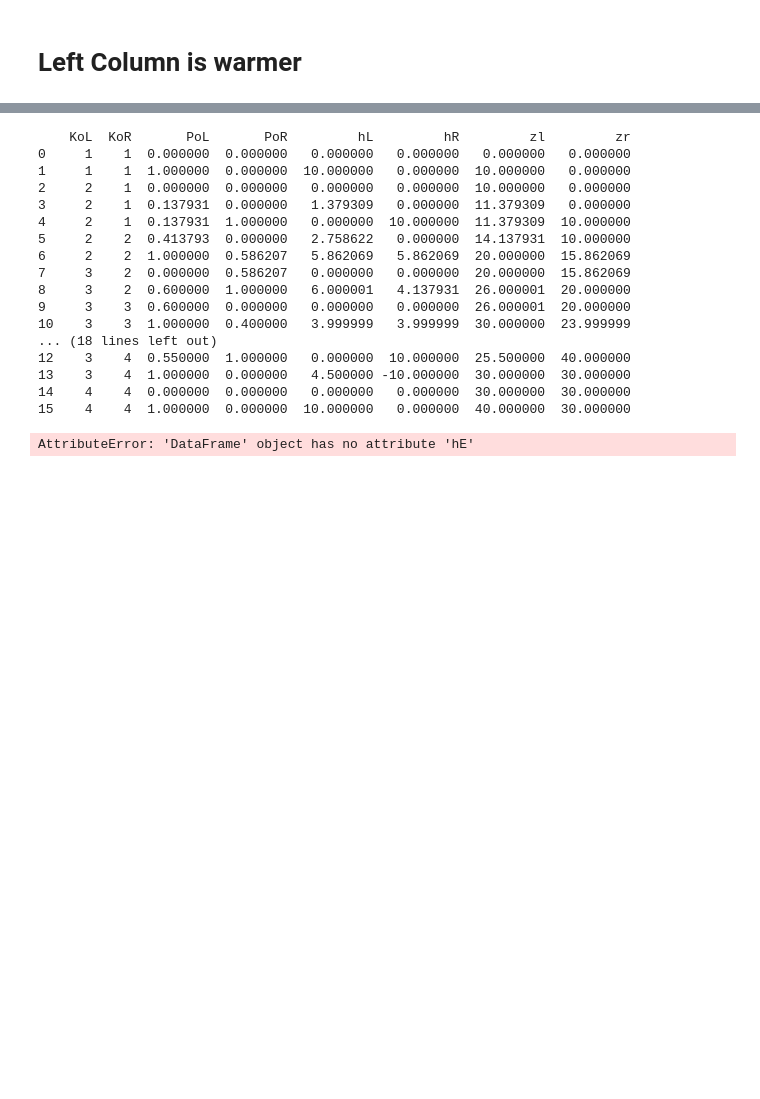
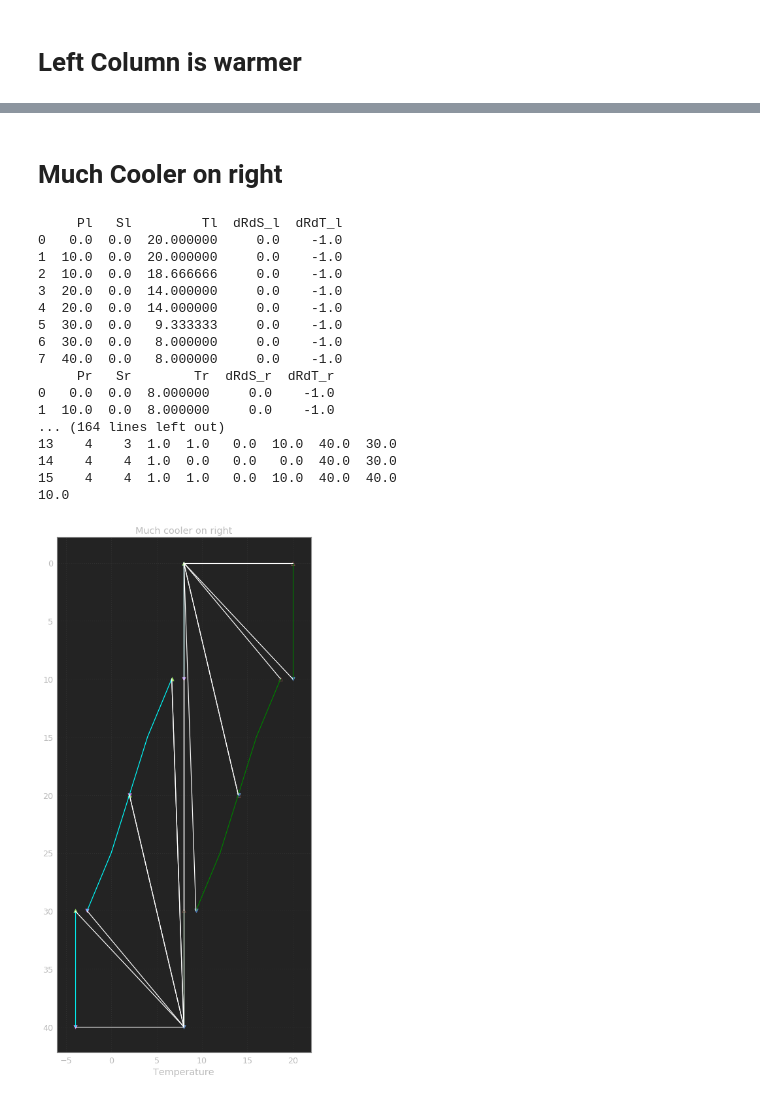
Before and after one commit to ashao/MOM6_analysis, a Jupyter notebook: neutral_diffusion/neutral_diffusion_examples.ipynb, the cells around one changed output, grey strips where cells are left out. Saved outputs shown, nothing was run; the diff lists cells and outputs as text; code cells hidden in the pictures; blank space fills up the shorter version.

```diff
--- a/neutral_diffusion/neutral_diffusion_examples.ipynb
+++ b/neutral_diffusion/neutral_diffusion_examples.ipynb
@@ -255,24 +242,45 @@ Surface 15: 10.0 8.0 30.0 40.0
-# %%
-print(df_warm_left,"\n",df_warm_right)
-# %% [output]
-    KoL  KoR       PoL       PoR         hL         hR         zl         zr
-0     1    1  0.000000  0.000000   0.000000   0.000000   0.000000   0.000000
-1     1    1  1.000000  0.000000  10.000000   0.000000  10.000000   0.000000
-2     2    1  0.000000  0.000000   0.000000   0.000000  10.000000   0.000000
-3     2    1  0.137931  0.000000   1.379309   0.000000  11.379309   0.000000
-4     2    1  0.137931  1.000000   0.000000  10.000000  11.379309  10.000000
-5     2    2  0.413793  0.000000   2.758622   0.000000  14.137931  10.000000
-6     2    2  1.000000  0.586207   5.862069   5.862069  20.000000  15.862069
-7     3    2  0.000000  0.586207   0.000000   0.000000  20.000000  15.862069
-8     3    2  0.600000  1.000000   6.000001   4.137931  26.000001  20.000000
-9     3    3  0.600000  0.000000   0.000000   0.000000  26.000001  20.000000
-10    3    3  1.000000  0.400000   3.999999   3.999999  30.000000  23.999999
-... (18 lines left out)
-12    3    4  0.550000  1.000000   0.000000  10.000000  25.500000  40.000000
-13    3    4  1.000000  0.000000   4.500000 -10.000000  30.000000  30.000000
-14    4    4  0.000000  0.000000   0.000000   0.000000  30.000000  30.000000
-15    4    4  1.000000  0.000000  10.000000   0.000000  40.000000  30.000000
-# %%
-df_warm_left.hE
-# %% [output]
-AttributeError: 'DataFrame' object has no attribute 'hE'
+# %% [markdown]
+# Much Cooler on right
+# %%
+hl = np.array([10.,10.,10.,10.])
+hr = np.array([10.,10.,10.,10.])
+Tr = np.array([8., 4., 0., -4.])
+Tl = np.array([20., 16., 12.,8.])
+Sl_t = np.zeros(hl.size) ; Sl_b = np.zeros(hl.size)
+Sr_t = np.zeros(hl.size) ; Sr_b = np.zeros(hl.size)
+drdt_lt = -1*np.ones(hl.size) ; drdt_lb = -1*np.ones(hl.size)
+drds_lt = np.zeros(hl.size) ; drds_lb = np.zeros(hl.size)
+drdt_rt = -1*np.ones(hl.size) ; drdt_rb = -1*np.ones(hl.size)
+drds_rt = np.zeros(hl.size) ; drds_rb = np.zeros(hl.size)
+zil, zl_t, zl_b, zl_c, Tl_t, Tl_b = construct_column(hl, Tl)
+zir, zr_t, zr_b, zr_c, Tr_t, Tr_b = construct_column(hr, Tr)
+PoL, PoR, PoL_abs, PoR_abs, KoL, KoR, hEff, hL, hR = set_neutral_position.set_neutral_surface_position(
+    zil, Tl_t, Tl_b, Sl_t, Sl_b, drdt_lt, drdt_lb, drds_lt, drds_lb,
+    zir, Tr_t, Tr_b, Sr_t, Sr_b, drdt_rt, drdt_rb, drds_rt, drds_rb)
+df_cool_right = pd.DataFrame({'PoL': PoL, 'PoR': PoR, 'zl': PoL_abs, 'zr': PoR_abs, 'KoL': (KoL+1), 'KoR': (KoR+1), 'hL': hL, 'hR': hR})
+plt.figure(figsize=(6,12))
+plot_neutral_surfaces(zr_t, zr_c, zr_b, Tr_t, Tr, Tr_b, PoR_abs, KoR,
+                      zl_t, zl_c, zl_b, Tl_t, Tl, Tl_b, PoL_abs, KoL)
+plt.xlim((-6,22))
+plt.title('Much cooler on right')
+print(df_cool_right)
+print(hEff.sum())
+# %% [output]
+     Pl   Sl         Tl  dRdS_l  dRdT_l
+0   0.0  0.0  20.000000     0.0    -1.0
+1  10.0  0.0  20.000000     0.0    -1.0
+2  10.0  0.0  18.666666     0.0    -1.0
+3  20.0  0.0  14.000000     0.0    -1.0
+4  20.0  0.0  14.000000     0.0    -1.0
+5  30.0  0.0   9.333333     0.0    -1.0
+6  30.0  0.0   8.000000     0.0    -1.0
+7  40.0  0.0   8.000000     0.0    -1.0
+     Pr   Sr        Tr  dRdS_r  dRdT_r
+0   0.0  0.0  8.000000     0.0    -1.0
+1  10.0  0.0  8.000000     0.0    -1.0
+... (164 lines left out)
+13    4    3  1.0  1.0   0.0  10.0  40.0  30.0
+14    4    4  1.0  0.0   0.0   0.0  40.0  30.0
+15    4    4  1.0  1.0   0.0  10.0  40.0  40.0
+10.0
+[figure, added]
```
Also changed, not shown: parts of 6 cells of this notebook, 1 other file.
